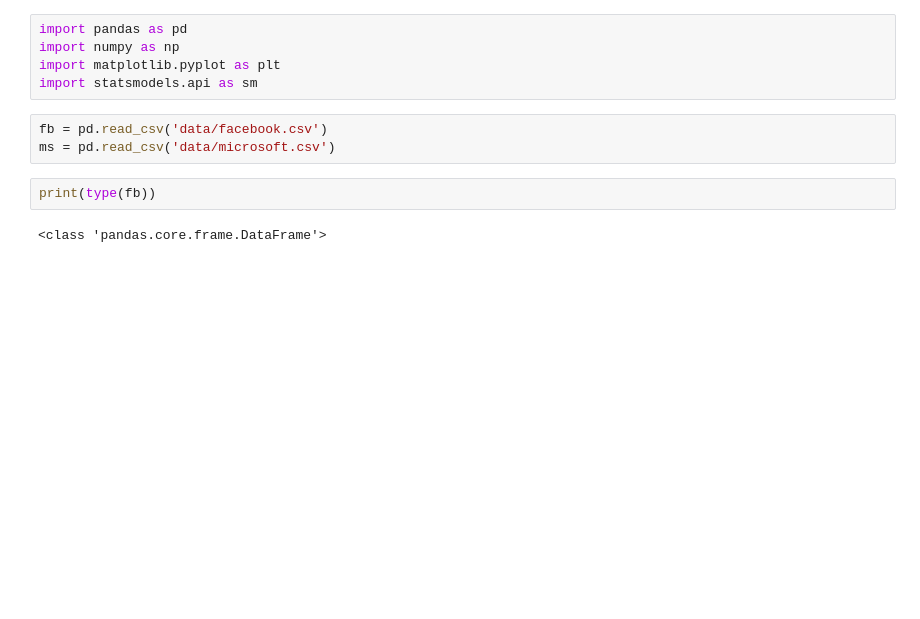
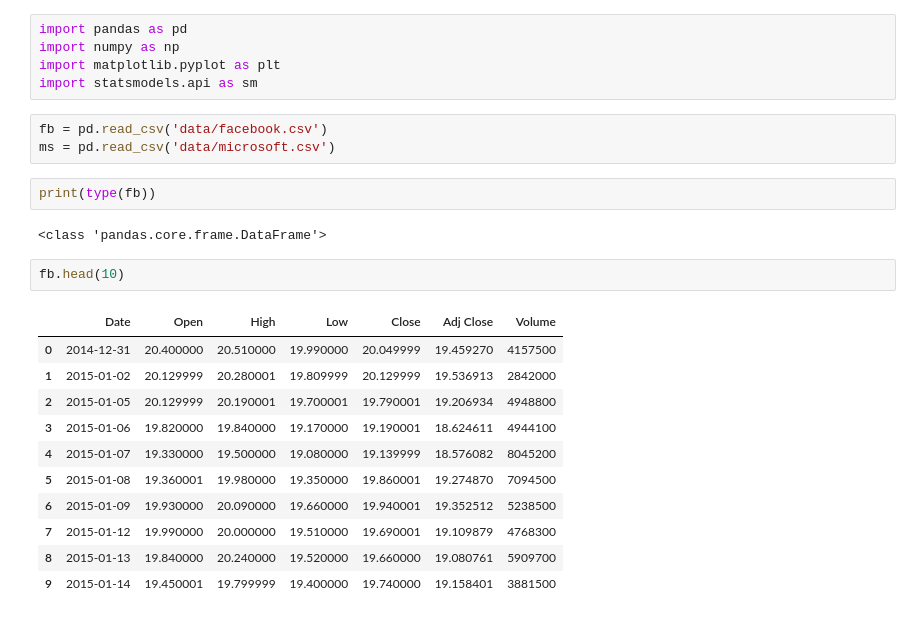
Before and after one commit to Istvan-Abner-Varga/python_analise_financeiro, a Jupyter notebook: Analise_de_Dados_Financeiros.ipynb, the cells around one changed output. Drawn from its saved outputs; the diff is of its cells as text; blank space fills up the shorter version.

```diff
--- a/Analise_de_Dados_Financeiros.ipynb
+++ b/Analise_de_Dados_Financeiros.ipynb
@@ -30,3 +30,17 @@ ms = pd.read_csv('data/microsoft.csv')
 print(type(fb))
 # %% [output]
 <class 'pandas.core.frame.DataFrame'>
+# %%
+fb.head(10)
+# %% [output]
+|  | Date | Open | High | Low | Close | Adj Close | Volume |
+| 0 | 2014-12-31 | 20.400000 | 20.510000 | 19.990000 | 20.049999 | 19.459270 | 4157500 |
+| 1 | 2015-01-02 | 20.129999 | 20.280001 | 19.809999 | 20.129999 | 19.536913 | 2842000 |
+| 2 | 2015-01-05 | 20.129999 | 20.190001 | 19.700001 | 19.790001 | 19.206934 | 4948800 |
+| 3 | 2015-01-06 | 19.820000 | 19.840000 | 19.170000 | 19.190001 | 18.624611 | 4944100 |
+| 4 | 2015-01-07 | 19.330000 | 19.500000 | 19.080000 | 19.139999 | 18.576082 | 8045200 |
+| 5 | 2015-01-08 | 19.360001 | 19.980000 | 19.350000 | 19.860001 | 19.274870 | 7094500 |
+| 6 | 2015-01-09 | 19.930000 | 20.090000 | 19.660000 | 19.940001 | 19.352512 | 5238500 |
+| 7 | 2015-01-12 | 19.990000 | 20.000000 | 19.510000 | 19.690001 | 19.109879 | 4768300 |
+| 8 | 2015-01-13 | 19.840000 | 20.240000 | 19.520000 | 19.660000 | 19.080761 | 5909700 |
+| 9 | 2015-01-14 | 19.450001 | 19.799999 | 19.400000 | 19.740000 | 19.158401 | 3881500 |
```
Also changed, not shown: parts of 13 cells of this notebook.
